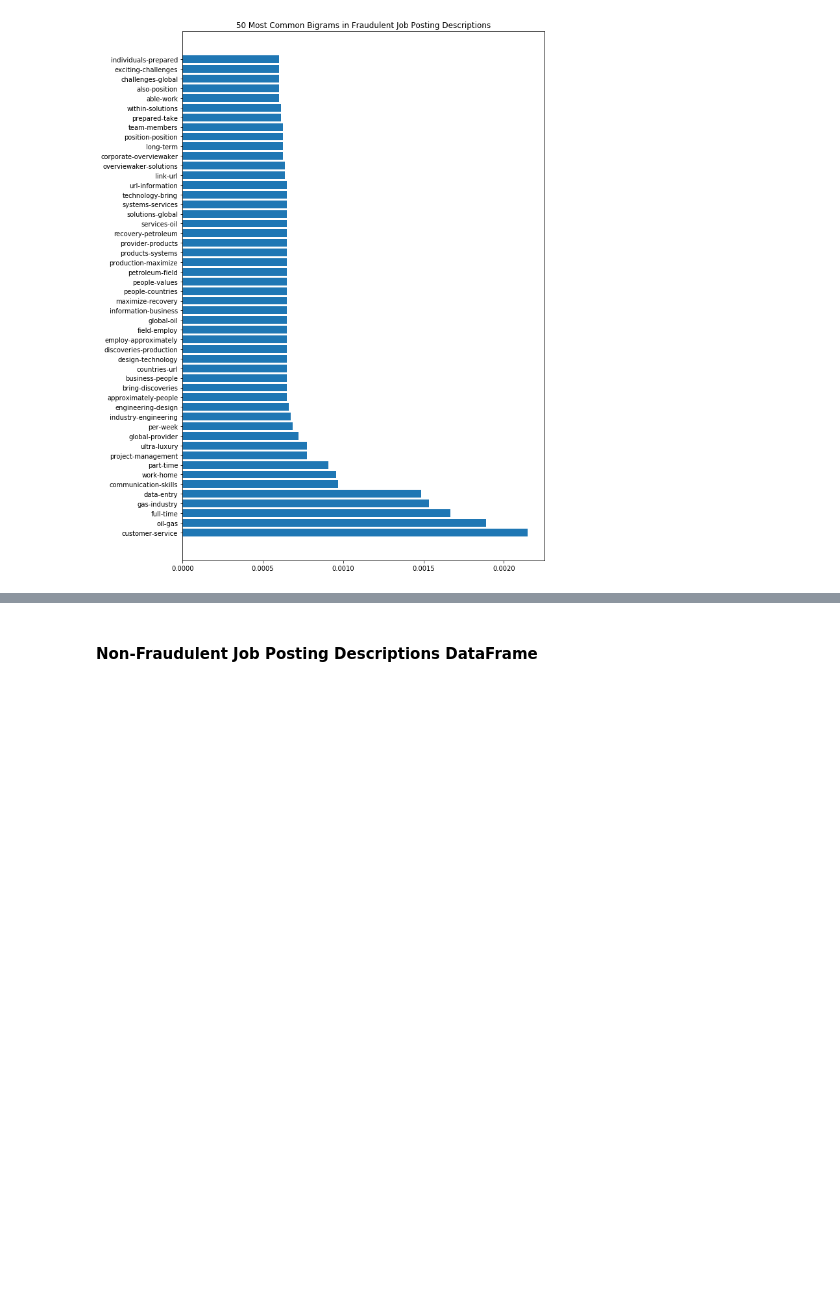
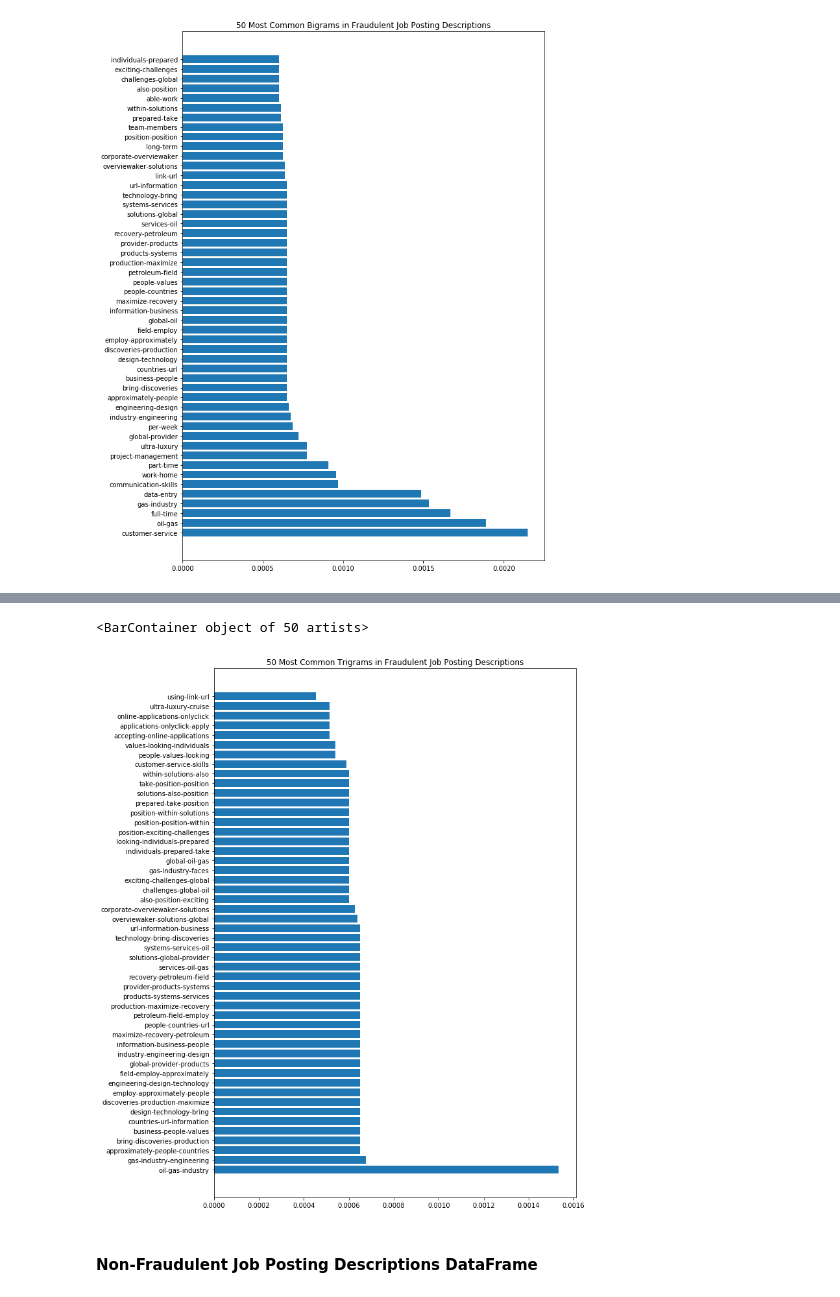
Before and after one commit to wplam107/NLP_Project, a Jupyter notebook: Mod 6 project EDA.ipynb, the cells around one changed output, grey strips where cells are left out. Cells and saved outputs as stored; diff of their text form; code cells hidden in the pictures; blank space fills up the shorter version.

```diff
--- a/Mod 6 project EDA.ipynb
+++ b/Mod 6 project EDA.ipynb
@@ -339,3 +364,14 @@ plt.barh(fbigram, freq)
+# %%
+trigrams_50 = fdescription_trigrams_scored[:50]
+ftrigram = ['-'.join(trigram) for trigram, freq in trigrams_50]
+freq = [freq for trigram,freq in trigrams_50]
+
+plt.figure(figsize=(10,15))
+plt.title('50 Most Common Trigrams in Fraudulent Job Posting Descriptions')
+plt.barh(ftrigram, freq)
+# %% [output]
+<BarContainer object of 50 artists>
+[figure, added]
 # %% [markdown]
 #### Non-Fraudulent Job Posting Descriptions DataFrame
 # %%
```
Also changed, not shown: parts of 35 cells of this notebook.
